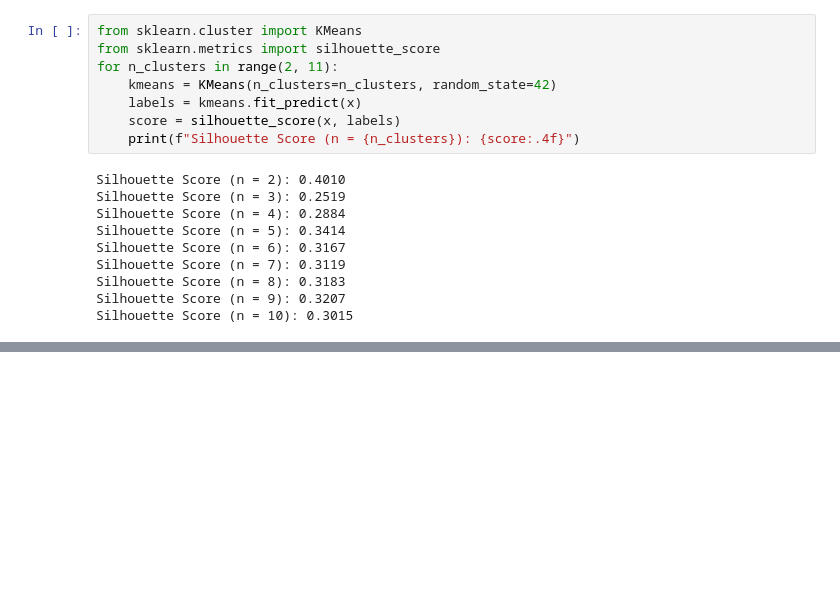
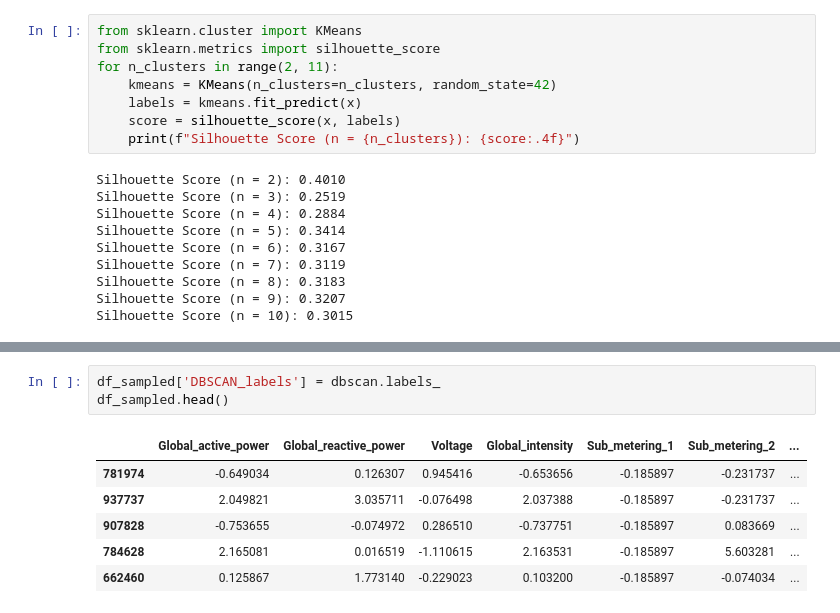
Before and after one commit to Enkhbayasgalan97/CA1-2026163, a Jupyter notebook: CA1.ipynb, the cells around one changed output, grey strips where cells are left out. Saved outputs shown, nothing was run; the diff lists cells and outputs as text; blank space fills up the shorter version.

```diff
--- a/CA1.ipynb
+++ b/CA1.ipynb
@@ -323,0 +439,10 @@ Silhouette Score (n = 10): 0.3015
+# %%
+df_sampled['DBSCAN_labels'] = dbscan.labels_
+df_sampled.head()
+# %% [output]
+|  | Global_active_power | Global_reactive_power | Voltage | Global_intensity | Sub_metering_1 | Sub_metering_2 | ... |
+| 781974 | -0.649034 | 0.126307 | 0.945416 | -0.653656 | -0.185897 | -0.231737 | ... |
+| 937737 | 2.049821 | 3.035711 | -0.076498 | 2.037388 | -0.185897 | -0.231737 | ... |
+| 907828 | -0.753655 | -0.074972 | 0.286510 | -0.737751 | -0.185897 | 0.083669 | ... |
+| 784628 | 2.165081 | 0.016519 | -1.110615 | 2.163531 | -0.185897 | 5.603281 | ... |
+| 662460 | 0.125867 | 1.773140 | -0.229023 | 0.103200 | -0.185897 | -0.074034 | ... |
```
Also changed, not shown: parts of 13 cells of this notebook.
